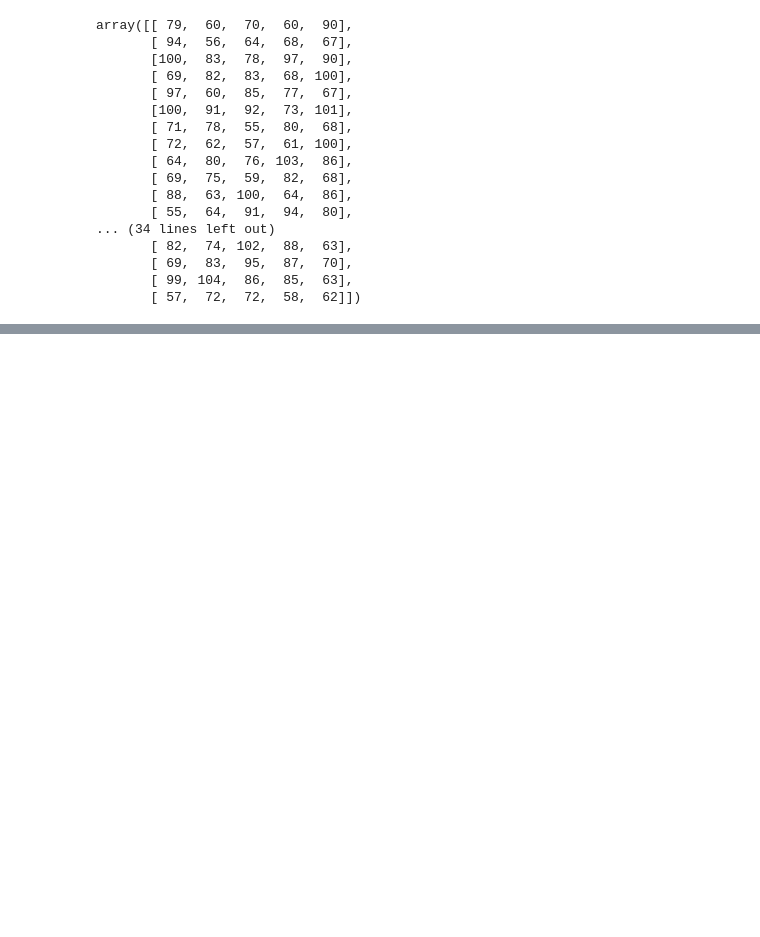
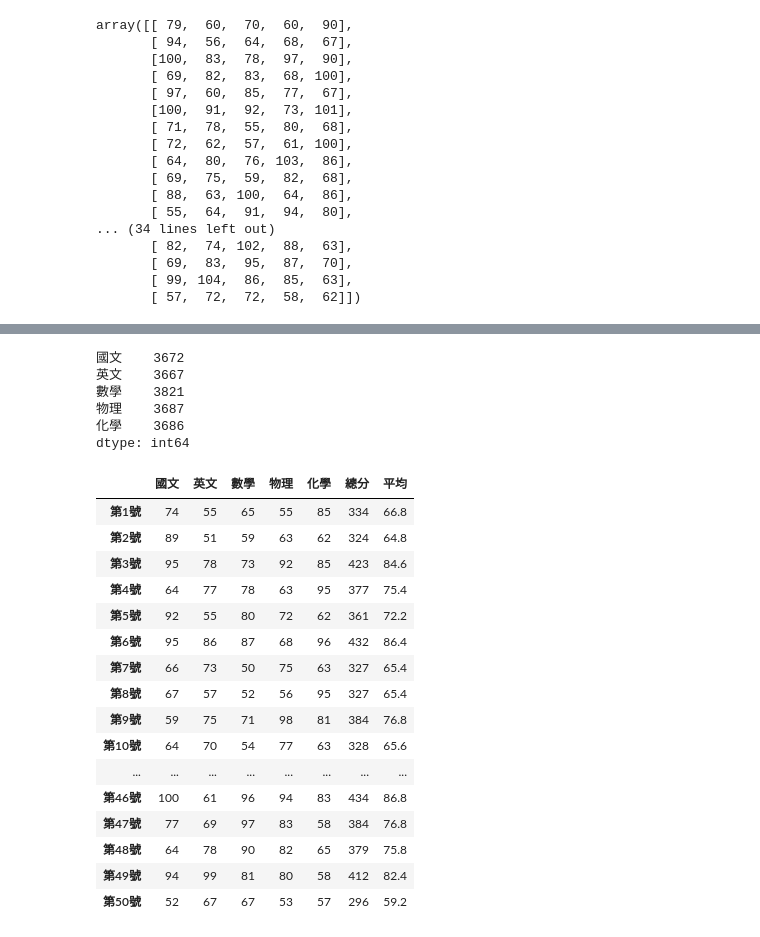
Before and after one commit to Cobratan/_Python-AI_, a Jupyter notebook: lesson11.ipynb, the cells around one changed output, grey strips where cells are left out. Drawn from its saved outputs; the diff is of its cells as text; code cells hidden in the pictures; blank space fills up the shorter version.

```diff
--- a/lesson11.ipynb
+++ b/lesson11.ipynb
@@ -83,4 +83,5 @@ array([[ 79,  60,  70,  60,  90],
        [ 57,  72,  72,  58,  62]])
 # %%
 import pandas as pd
-df1 = pd.DataFrame(data=data1,index=range(50),columns=['國文','英文','數學','物理','化學'])
+df1 = pd.DataFrame(data=data1,index=[f"第{i}號"for i in range(1,51)],columns=['國文','英文','數學','物理','化學'])
+df1
@@ -107,0 +139,34 @@ dtype: int64
+# %%
+df1.sum(axis=0)
+# %% [output]
+國文    3672
+英文    3667
+數學    3821
+物理    3687
+化學    3686
+dtype: int64
+# %%
+student_sum = df1.sum(axis=1)
+student_mean = df1.mean(axis=1)
+df2 = pd.DataFrame(data=df1)
+df2['總分'] = student_sum
+df2['平均'] = student_mean
+df2
+# %% [output]
+|  | 國文 | 英文 | 數學 | 物理 | 化學 | 總分 | 平均 |
+| 第1號 | 74 | 55 | 65 | 55 | 85 | 334 | 66.8 |
+| 第2號 | 89 | 51 | 59 | 63 | 62 | 324 | 64.8 |
+| 第3號 | 95 | 78 | 73 | 92 | 85 | 423 | 84.6 |
+| 第4號 | 64 | 77 | 78 | 63 | 95 | 377 | 75.4 |
+| 第5號 | 92 | 55 | 80 | 72 | 62 | 361 | 72.2 |
+| 第6號 | 95 | 86 | 87 | 68 | 96 | 432 | 86.4 |
+| 第7號 | 66 | 73 | 50 | 75 | 63 | 327 | 65.4 |
+| 第8號 | 67 | 57 | 52 | 56 | 95 | 327 | 65.4 |
+| 第9號 | 59 | 75 | 71 | 98 | 81 | 384 | 76.8 |
+| 第10號 | 64 | 70 | 54 | 77 | 63 | 328 | 65.6 |
+| ... | ... | ... | ... | ... | ... | ... | ... |
+| 第46號 | 100 | 61 | 96 | 94 | 83 | 434 | 86.8 |
+| 第47號 | 77 | 69 | 97 | 83 | 58 | 384 | 76.8 |
+| 第48號 | 64 | 78 | 90 | 82 | 65 | 379 | 75.8 |
+| 第49號 | 94 | 99 | 81 | 80 | 58 | 412 | 82.4 |
+| 第50號 | 52 | 67 | 67 | 53 | 57 | 296 | 59.2 |
```
Also changed, not shown: parts of 5 cells of this notebook.
